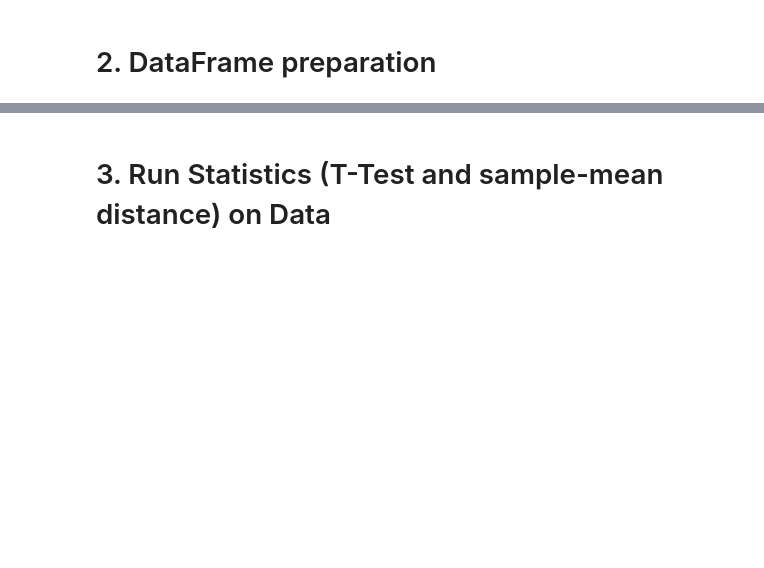
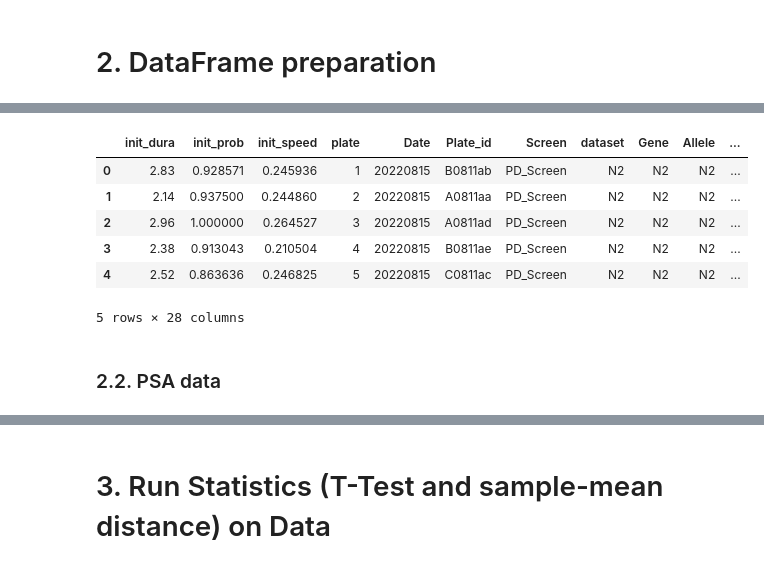
Before and after one commit to JosephLiangUBC/MWT_Dashboard, a Jupyter notebook: Step4_data_processing_for_db.ipynb, the cells around one changed output, grey strips where cells are left out. Saved outputs shown, nothing was run; the diff lists cells and outputs as text; code cells hidden in the pictures; blank space fills up the shorter version.

```diff
--- a/Step4_data_processing_for_db.ipynb
+++ b/Step4_data_processing_for_db.ipynb
@@ -28,3 +34,3 @@ display(baseline_chooser)
 # %%
-tap_chooser=FileChooser(starting_directory)
+tap_chooser=FileChooser('/Users/gurmehak/Documents/RankinLab/')
 display(tap_chooser)
@@ -76,14 +147,3 @@ PD_recov_taps.head()
-# %%
-# Dataframe for last three taps
-PD_final_taps = (
-    tap_output[((tap_output.taps >= 28) & (tap_output.taps <= 30))]
-    .groupby(["dataset", "Date","Plate_id","Screen","Gene","Allele","plate"])
-    .mean()
-    .reset_index()
-    .rename(columns={"dura": "final_dura", "prob": "final_prob", "speed": "final_speed"}, errors="raise")
-)
-
-PD_final_taps.head()
 # %%
 # Dataframe to analyse habituation behaviour after merging first tap and final taps
 
@@ -105,31 +165,41 @@ if PD_recov_taps.empty:
     PD_habituation = pd.merge(PD_habit_levels, PD_recov_taps, on =['dataset','plate',"Plate_id","Screen","Gene","Allele","Date"], how ='outer')
 else:
     PD_habituation = pd.merge(PD_habit_levels, PD_recov_taps, on =['dataset','plate',"Plate_id","Screen","Gene","Allele","Date"], how ='left')
 
 if Screen not in ['Neuron_Genes_Screen', 'G-Proteins_Screen']:
     PD_habituation = PD_habituation.dropna()
 
 PD_habituation['recovery_dura']=(PD_habituation.recov_dura-PD_habituation.init_dura)/PD_habituation.init_dura*100
 
 PD_habituation['recovery_prob']=(PD_habituation.recov_prob-PD_habituation.init_prob)/PD_habituation.init_prob*100
 
 PD_habituation['recovery_speed']=(PD_habituation.recov_speed-PD_habituation.init_speed)/PD_habituation.init_speed*100
 
 PD_habituation['memory_retention_dura']=(PD_habituation.recov_dura-PD_habituation.final_dura)
 
 PD_habituation['memory_retention_prob']=(PD_habituation.recov_prob-PD_habituation.final_prob)
 
 PD_habituation['memory_retention_speed']=(PD_habituation.recov_speed-PD_habituation.final_speed)
 
 
 # Rename `PD_habituation` to `tap_data` based on the condition below
 if Screen in ['Neuron_Genes_Screen', 'G-Proteins_Screen']:
     tap_data=PD_habituation.dropna(subset = ['init_dura', 'init_prob', 'init_speed', 'plate', 'Date', 'Plate_id',
        'Screen', 'dataset', 'Gene', 'Allele', 'final_dura', 'final_prob',
        'final_speed', 'habit_dura', 'habit_prob', 'habit_speed'])
 else:
     tap_data=PD_habituation.dropna()
 
 
 # Display final dataframe
-tap_data
+tap_data.head()
+# %% [output]
+|  | init_dura | init_prob | init_speed | plate | Date | Plate_id | Screen | dataset | Gene | Allele | ... |
+| 0 | 2.83 | 0.928571 | 0.245936 | 1 | 20220815 | B0811ab | PD_Screen | N2 | N2 | N2 | ... |
+| 1 | 2.14 | 0.937500 | 0.244860 | 2 | 20220815 | A0811aa | PD_Screen | N2 | N2 | N2 | ... |
+| 2 | 2.96 | 1.000000 | 0.264527 | 3 | 20220815 | A0811ad | PD_Screen | N2 | N2 | N2 | ... |
+| 3 | 2.38 | 0.913043 | 0.210504 | 4 | 20220815 | B0811ae | PD_Screen | N2 | N2 | N2 | ... |
+| 4 | 2.52 | 0.863636 | 0.246825 | 5 | 20220815 | C0811ac | PD_Screen | N2 | N2 | N2 | ... |
+5 rows × 28 columns
+# %% [markdown]
+### 2.2. PSA data
```
Also changed, not shown: parts of 20 cells of this notebook.
